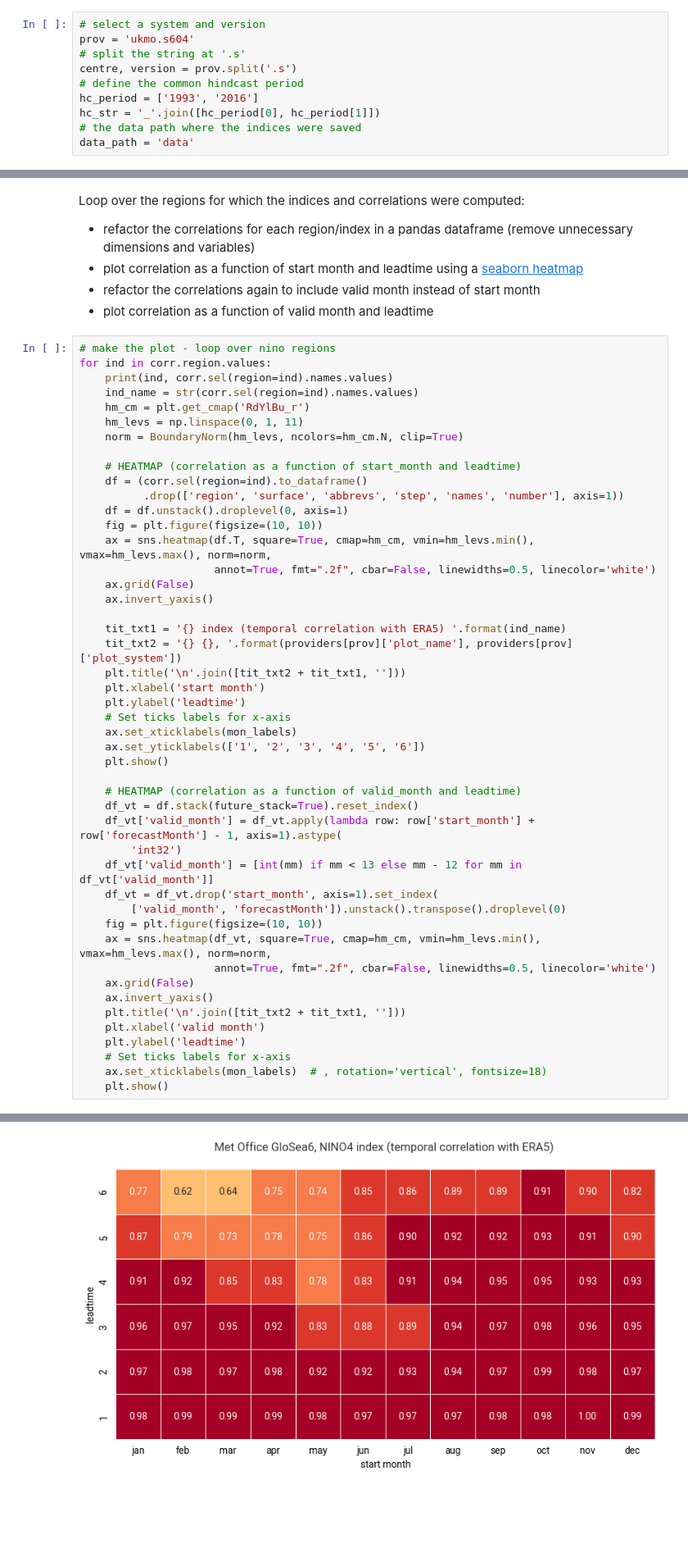
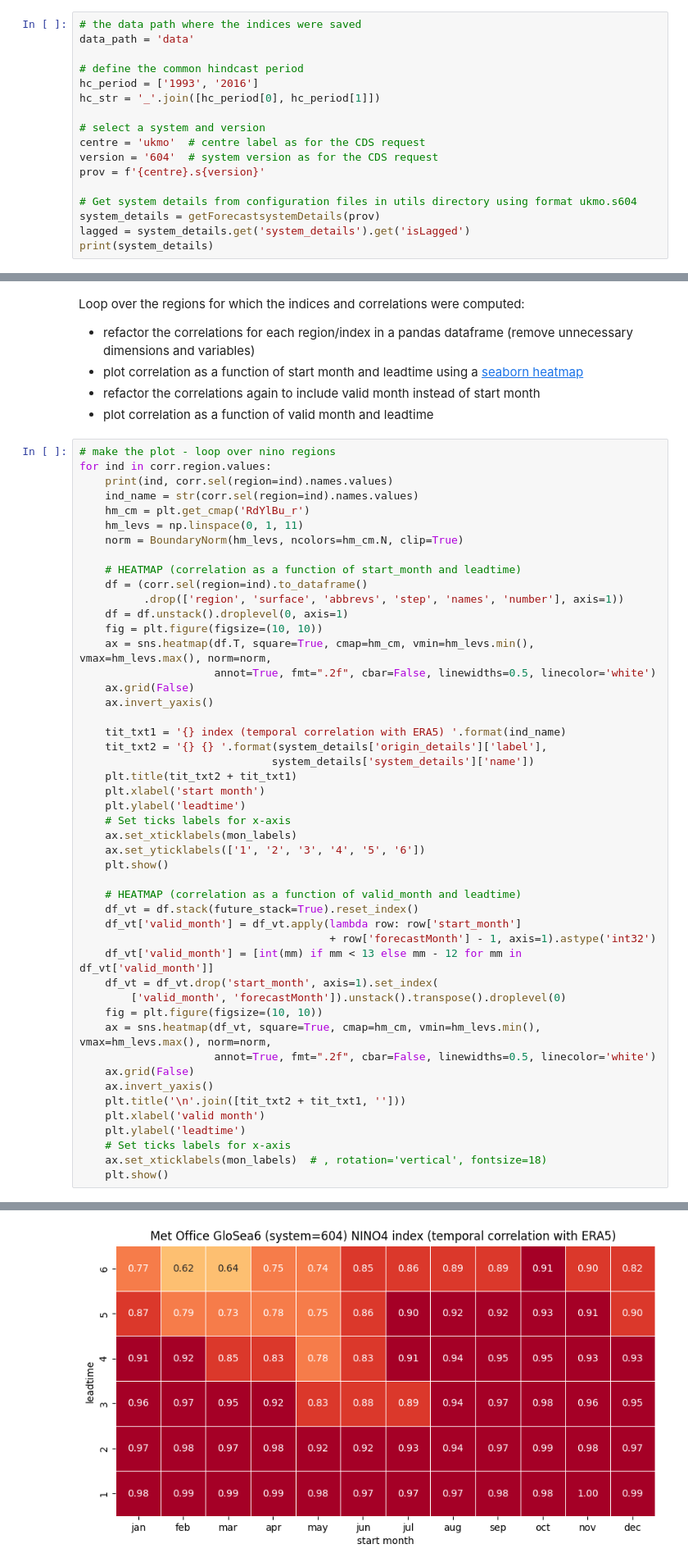
Before and after one commit to ecmwf-projects/c3s-seasonal-forecasts, a Jupyter notebook: workflows/enso_index_verification_plot.ipynb, the cells around one changed output, grey strips where cells are left out. Shown at 82% size. Drawn from its saved outputs; the diff is of its cells as text; blank space fills up the shorter version.

Commit message:
tweak to utils package and update notebooks to use

```diff
--- a/workflows/enso_index_verification_plot.ipynb
+++ b/workflows/enso_index_verification_plot.ipynb
@@ -39,10 +29,17 @@ providers = {
 # %%
-# select a system and version
-prov = 'ukmo.s604'
-# split the string at '.s'
-centre, version = prov.split('.s')
+# the data path where the indices were saved
+data_path = 'data'
+
 # define the common hindcast period
 hc_period = ['1993', '2016']
 hc_str = '_'.join([hc_period[0], hc_period[1]])
-# the data path where the indices were saved
-data_path = 'data'
+
+# select a system and version
+centre = 'ukmo'  # centre label as for the CDS request
+version = '604'  # system version as for the CDS request
+prov = f'{centre}.s{version}'
+
+# Get system details from configuration files in utils directory using format ukmo.s604
+system_details = getForecastsystemDetails(prov)
+lagged = system_details.get('system_details').get('isLagged')
+print(system_details)
@@ -188,8 +177,9 @@ for ind in corr.region.values:
     ax.invert_yaxis()
 
     tit_txt1 = '{} index (temporal correlation with ERA5) '.format(ind_name)
-    tit_txt2 = '{} {}, '.format(providers[prov]['plot_name'], providers[prov]['plot_system'])
-    plt.title('\n'.join([tit_txt2 + tit_txt1, '']))
+    tit_txt2 = '{} {} '.format(system_details['origin_details']['label'],
+                              system_details['system_details']['name'])
+    plt.title(tit_txt2 + tit_txt1)
     plt.xlabel('start month')
     plt.ylabel('leadtime')
     # Set ticks labels for x-axis
@@ -199,8 +189,8 @@ for ind in corr.region.values:
 
     # HEATMAP (correlation as a function of valid_month and leadtime)
     df_vt = df.stack(future_stack=True).reset_index()
-    df_vt['valid_month'] = df_vt.apply(lambda row: row['start_month'] + row['forecastMonth'] - 1, axis=1).astype(
-        'int32')
+    df_vt['valid_month'] = df_vt.apply(lambda row: row['start_month']
+                                       + row['forecastMonth'] - 1, axis=1).astype('int32')
     df_vt['valid_month'] = [int(mm) if mm < 13 else mm - 12 for mm in df_vt['valid_month']]
     df_vt = df_vt.drop('start_month', axis=1).set_index(
         ['valid_month', 'forecastMonth']).unstack().transpose().droplevel(0)
@@ -228,2 +218,2 @@ for ind in corr.region.values:
 3 NINO4
-[figure, old version]
+[figure, new version]
```
Also changed, not shown: parts of 4 cells of this notebook, 2 other files.
